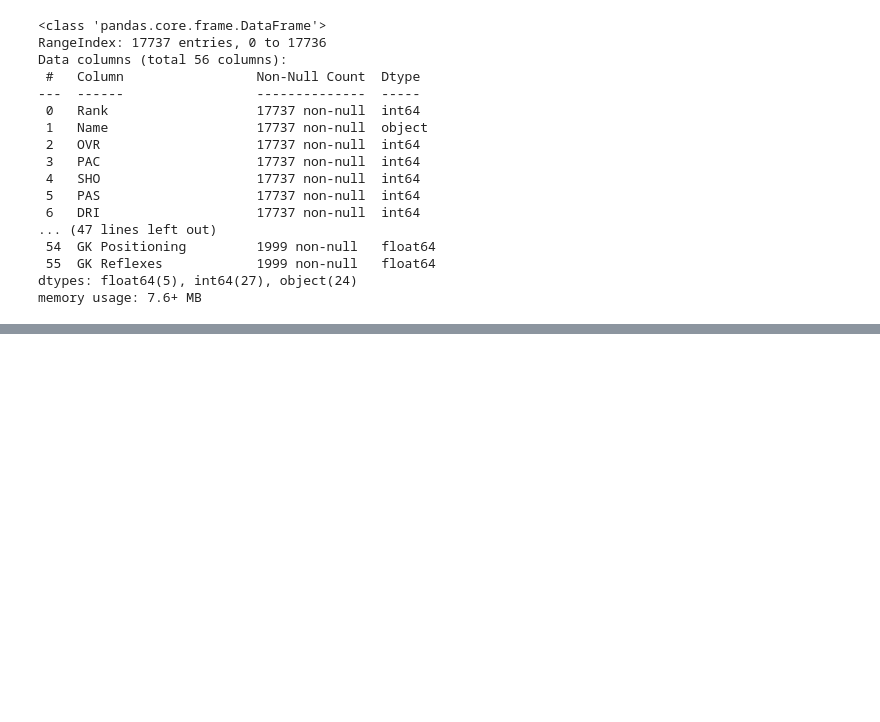
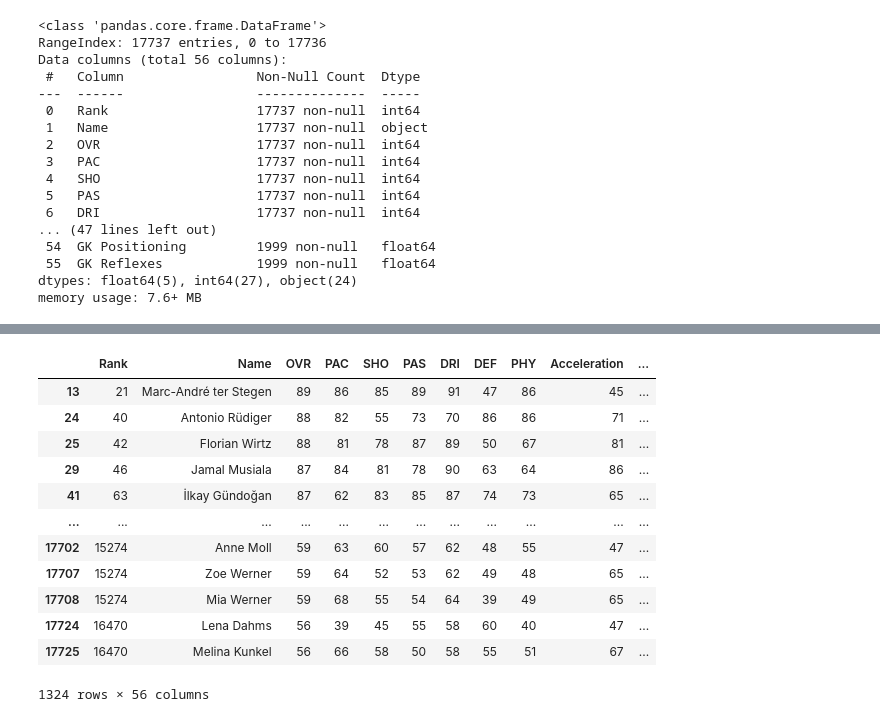
Before and after one commit to Szafranerio/Data-Science-Projects, a Jupyter notebook: FC2025_Player_Analysis.ipynb, the cells around one changed output, grey strips where cells are left out. Saved outputs shown, nothing was run; the diff lists cells and outputs as text; code cells hidden in the pictures; blank space fills up the shorter version.

```diff
--- a/FC2025_Player_Analysis.ipynb
+++ b/FC2025_Player_Analysis.ipynb
@@ -116,0 +224,17 @@ memory usage: 7.6+ MB
+# %%
+x = input('Enter the country that you want to check :')
+nation.get_group(x)
+# %% [output]
+|  | Rank | Name | OVR | PAC | SHO | PAS | DRI | DEF | PHY | Acceleration | ... |
+| 13 | 21 | Marc-André ter Stegen | 89 | 86 | 85 | 89 | 91 | 47 | 86 | 45 | ... |
+| 24 | 40 | Antonio Rüdiger | 88 | 82 | 55 | 73 | 70 | 86 | 86 | 71 | ... |
+| 25 | 42 | Florian Wirtz | 88 | 81 | 78 | 87 | 89 | 50 | 67 | 81 | ... |
+| 29 | 46 | Jamal Musiala | 87 | 84 | 81 | 78 | 90 | 63 | 64 | 86 | ... |
+| 41 | 63 | İlkay Gündoğan | 87 | 62 | 83 | 85 | 87 | 74 | 73 | 65 | ... |
+| ... | ... | ... | ... | ... | ... | ... | ... | ... | ... | ... | ... |
+| 17702 | 15274 | Anne Moll | 59 | 63 | 60 | 57 | 62 | 48 | 55 | 47 | ... |
+| 17707 | 15274 | Zoe Werner | 59 | 64 | 52 | 53 | 62 | 49 | 48 | 65 | ... |
+| 17708 | 15274 | Mia Werner | 59 | 68 | 55 | 54 | 64 | 39 | 49 | 65 | ... |
+| 17724 | 16470 | Lena Dahms | 56 | 39 | 45 | 55 | 58 | 60 | 40 | 47 | ... |
+| 17725 | 16470 | Melina Kunkel | 56 | 66 | 58 | 50 | 58 | 55 | 51 | 67 | ... |
+1324 rows × 56 columns
```
Also changed, not shown: parts of 10 cells of this notebook.
